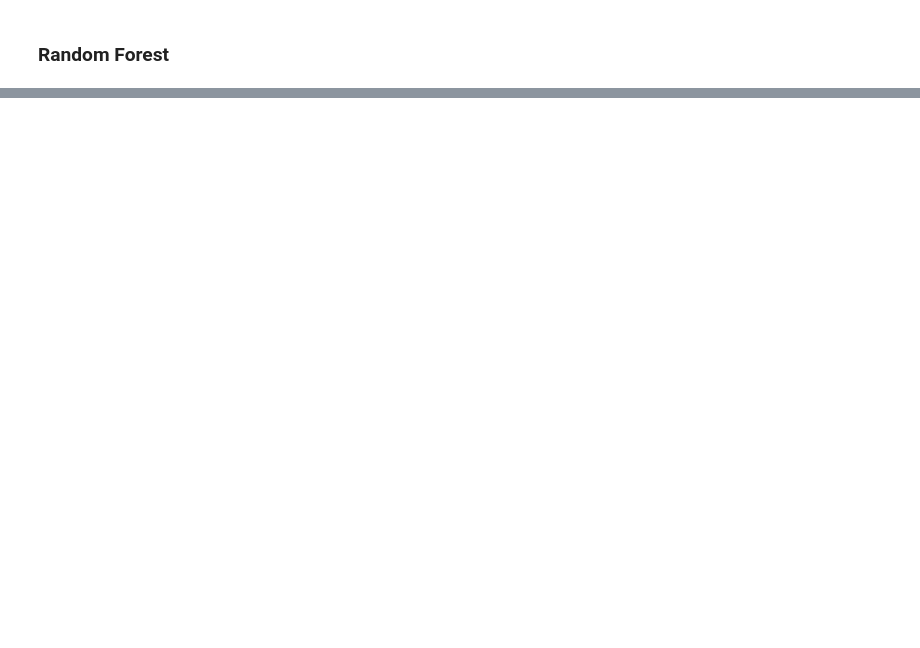
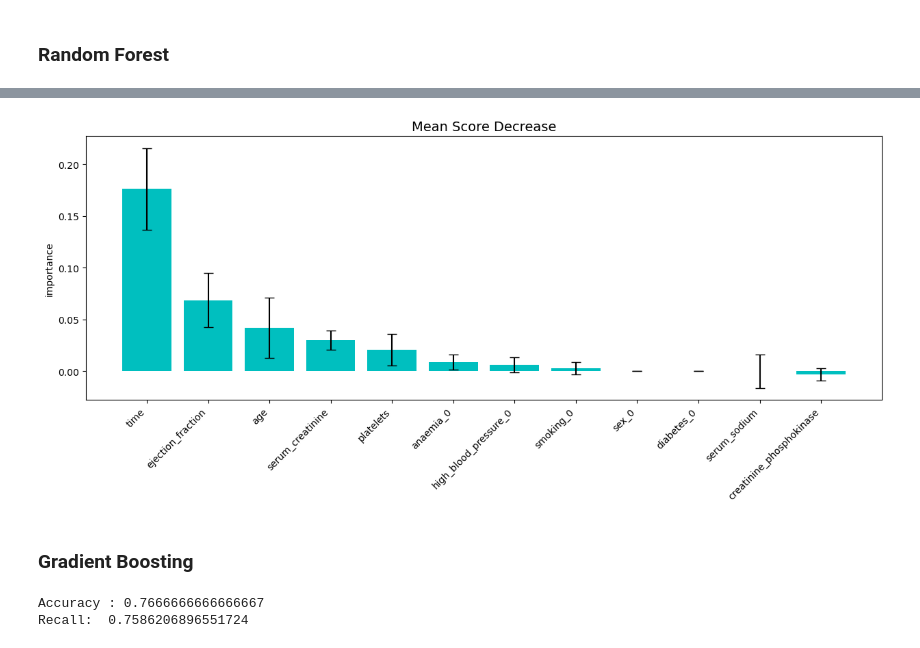
Before and after one commit to enthokz/Prediction-Model-Exercise, a Jupyter notebook: Heart Failure Predict/Prediction_model_heart_disease.ipynb, the cells around one changed output, grey strips where cells are left out. Cells and saved outputs as stored; diff of their text form; code cells hidden in the pictures; blank space fills up the shorter version.

```diff
--- a/Heart Failure Predict/Prediction_model_heart_disease.ipynb
+++ b/Heart Failure Predict/Prediction_model_heart_disease.ipynb
@@ -585,0 +613,20 @@ Traceback (most recent call last):
+# %%
+# Check most considered varaible from model to predict
+from jcopml.feature_importance import mean_score_decrease
+
+cek1= mean_score_decrease(x1_train,y1_train, grid, plot=True, topk=20)
+# %% [output]
+[figure, added]
+# %% [markdown]
+### Gradient Boosting
+# %%
+# Evaluation Gradient Boosting Model
+from sklearn import metrics
+
+y1_pred_gb= gb_grid.predict(x1_test)
+
+print('Accuracy :', metrics.accuracy_score(y1_test,y1_pred_gb))
+print('Recall: ', metrics.recall_score(y1_test,y1_pred_gb))
+# %% [output]
+Accuracy : 0.7666666666666667
+Recall:  0.7586206896551724
```
Also changed, not shown: parts of 22 cells of this notebook.
